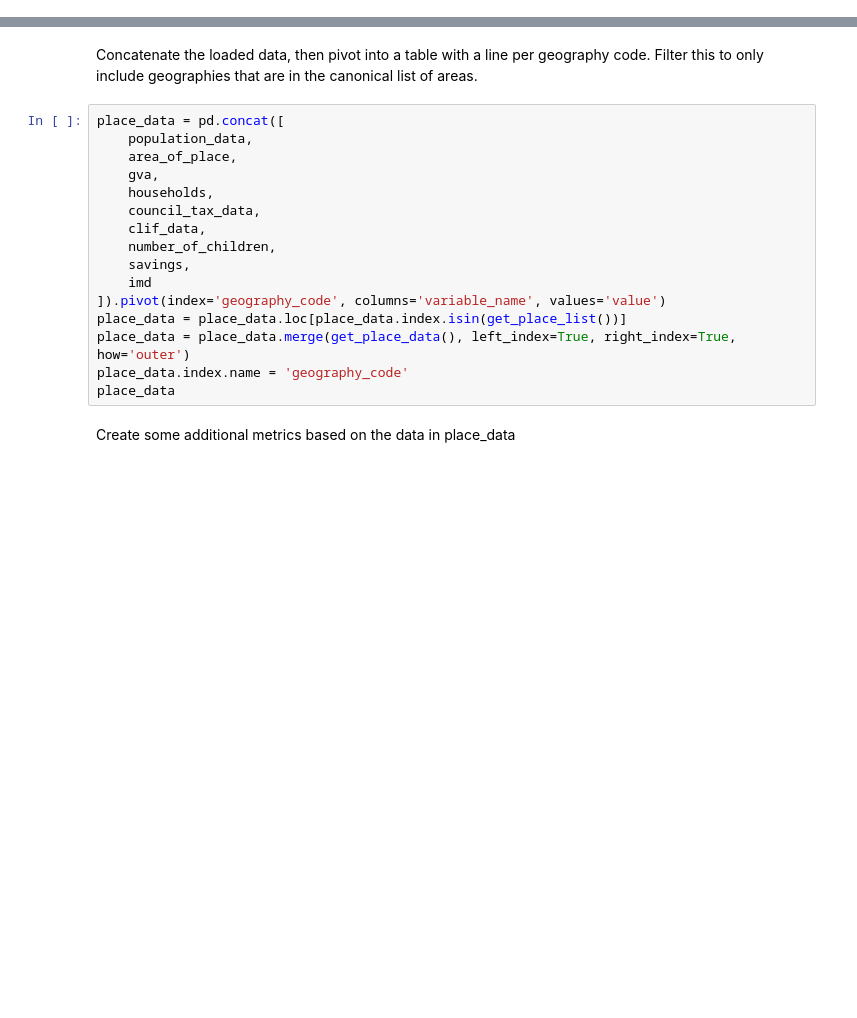
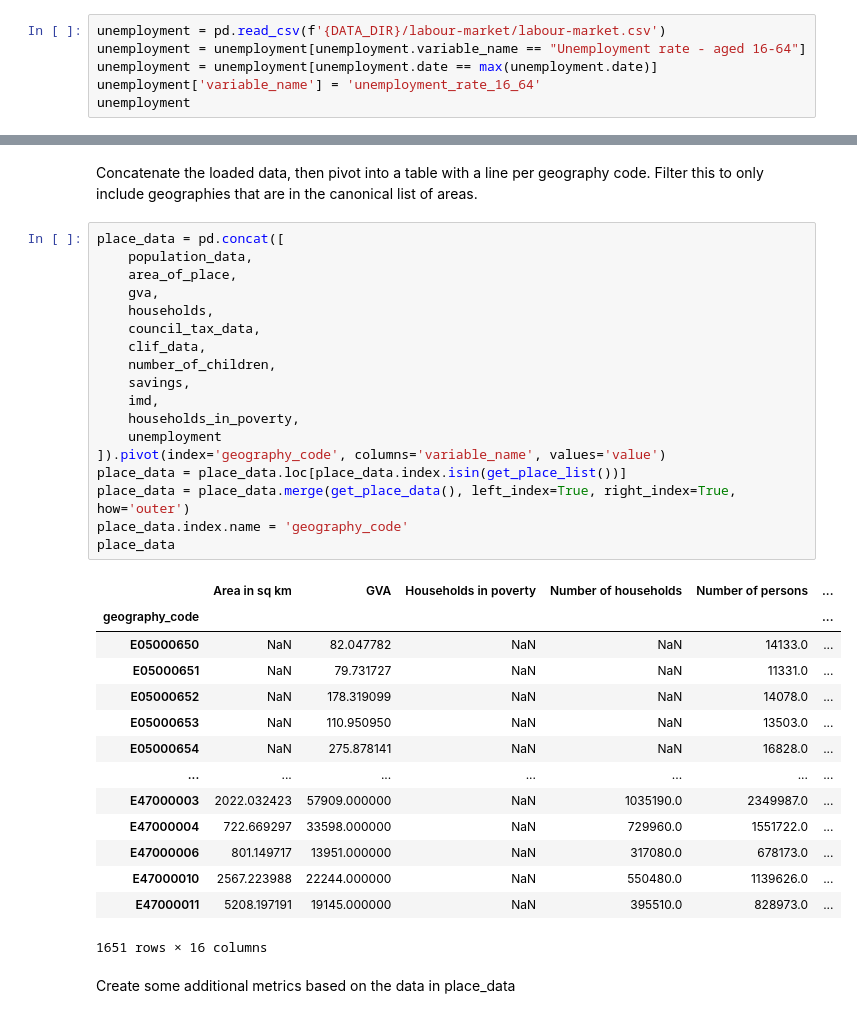
Before and after one commit to open-innovations/jrf-insight, a Jupyter notebook: pipelines/place/transform.ipynb, the cells around one changed output, grey strips where cells are left out. Drawn from its saved outputs; the diff is of its cells as text; blank space fills up the shorter version.

```diff
--- a/pipelines/place/transform.ipynb
+++ b/pipelines/place/transform.ipynb
@@ -96,0 +110,6 @@ imd  = imd[imd.variable_name == 'IMD - Average score'] #adding this as in future
+# %%
+unemployment = pd.read_csv(f'{DATA_DIR}/labour-market/labour-market.csv')
+unemployment = unemployment[unemployment.variable_name == "Unemployment rate - aged 16-64"]
+unemployment = unemployment[unemployment.date == max(unemployment.date)]
+unemployment['variable_name'] = 'unemployment_rate_16_64'
+unemployment
@@ -99,19 +132,36 @@ Concatenate the loaded data, then pivot into a table with a line per geography c
 # %%
 place_data = pd.concat([
     population_data,
     area_of_place,
     gva,
     households,
     council_tax_data,
     clif_data,
     number_of_children,
     savings,
-    imd
+    imd,
+    households_in_poverty,
+    unemployment
 ]).pivot(index='geography_code', columns='variable_name', values='value')
 place_data = place_data.loc[place_data.index.isin(get_place_list())]
 place_data = place_data.merge(get_place_data(), left_index=True, right_index=True, how='outer')
 place_data.index.name = 'geography_code'
 place_data
+# %% [output]
+|  | Area in sq km | GVA | Households in poverty | Number of households | Number of persons | ... |
+| geography_code |  |  |  |  |  | ... |
+| E05000650 | NaN | 82.047782 | NaN | NaN | 14133.0 | ... |
+| E05000651 | NaN | 79.731727 | NaN | NaN | 11331.0 | ... |
+| E05000652 | NaN | 178.319099 | NaN | NaN | 14078.0 | ... |
+| E05000653 | NaN | 110.950950 | NaN | NaN | 13503.0 | ... |
+| E05000654 | NaN | 275.878141 | NaN | NaN | 16828.0 | ... |
+| ... | ... | ... | ... | ... | ... | ... |
+| E47000003 | 2022.032423 | 57909.000000 | NaN | 1035190.0 | 2349987.0 | ... |
+| E47000004 | 722.669297 | 33598.000000 | NaN | 729960.0 | 1551722.0 | ... |
+| E47000006 | 801.149717 | 13951.000000 | NaN | 317080.0 | 678173.0 | ... |
+| E47000010 | 2567.223988 | 22244.000000 | NaN | 550480.0 | 1139626.0 | ... |
+| E47000011 | 5208.197191 | 19145.000000 | NaN | 395510.0 | 828973.0 | ... |
+1651 rows × 16 columns
 # %% [markdown]
 Create some additional metrics based on the data in place_data
 # %%
```
Also changed, not shown: parts of 5 cells of this notebook, 4 other files.
